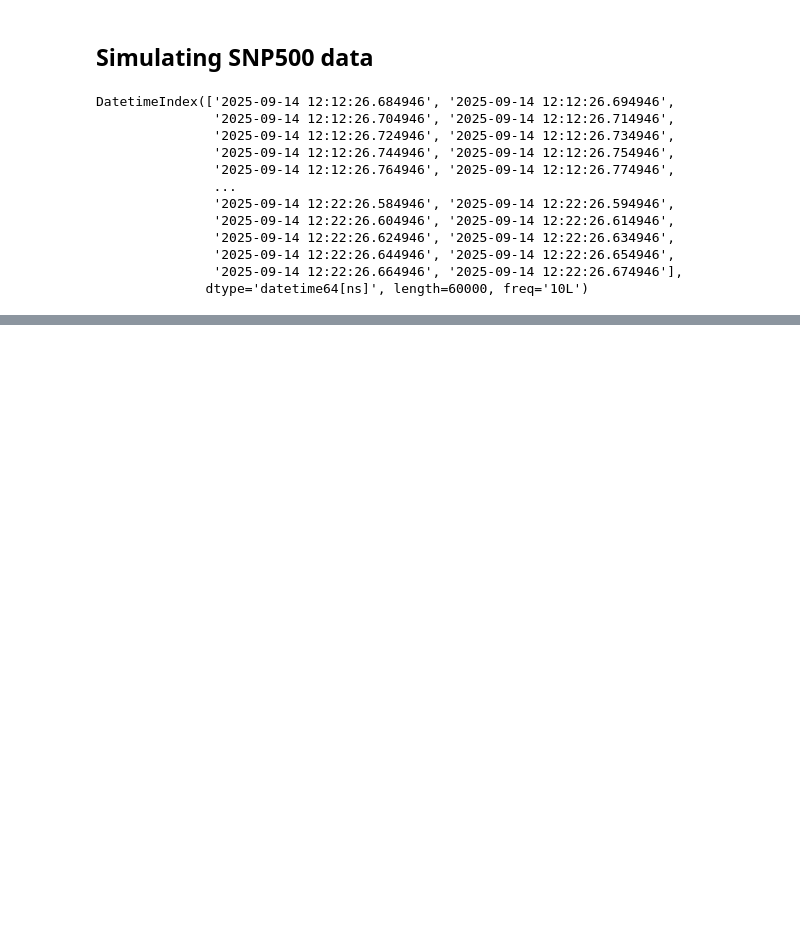
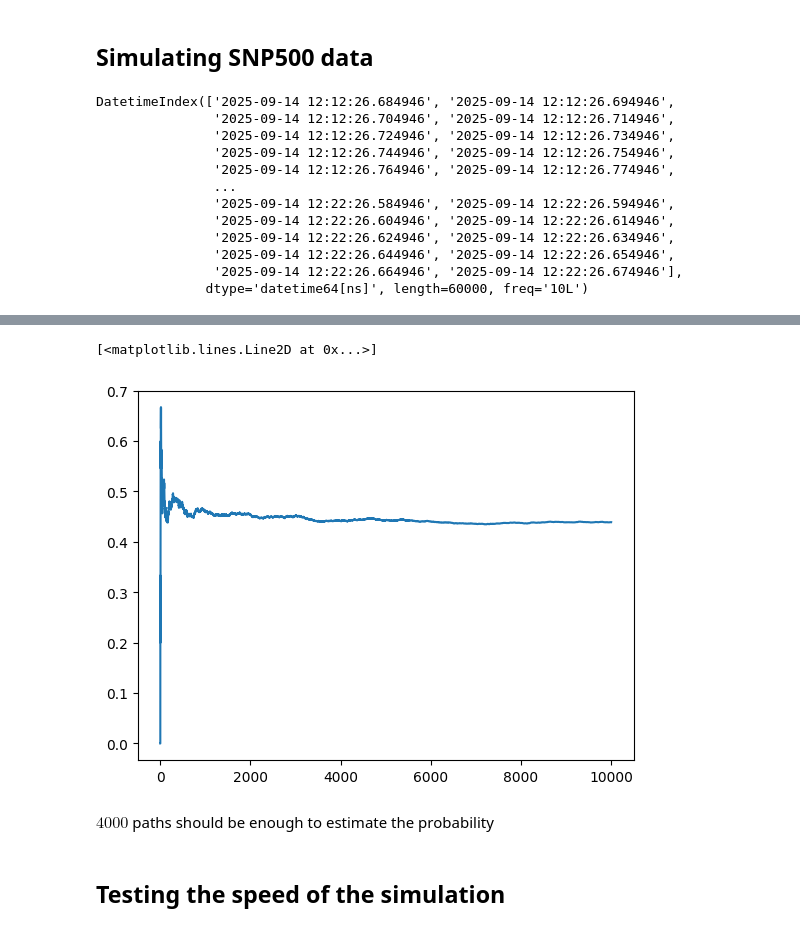
Before and after one commit to tsteindl/market_quota_game, a Jupyter notebook: main.ipynb, the cells around one changed output, grey strips where cells are left out. Saved outputs shown, nothing was run; the diff lists cells and outputs as text; code cells hidden in the pictures; blank space fills up the shorter version.

```diff
--- a/main.ipynb
+++ b/main.ipynb
@@ -71,0 +167,9 @@ plt.show()
+# %%
+plt.plot(cum_prob)
+# %% [output]
+[<matplotlib.lines.Line2D at 0x...>]
+[figure, added]
+# %% [markdown]
+$4000$ paths should be enough to estimate the probability
+# %% [markdown]
+## Testing the speed of the simulation
```
Also changed, not shown: parts of 8 cells of this notebook.
